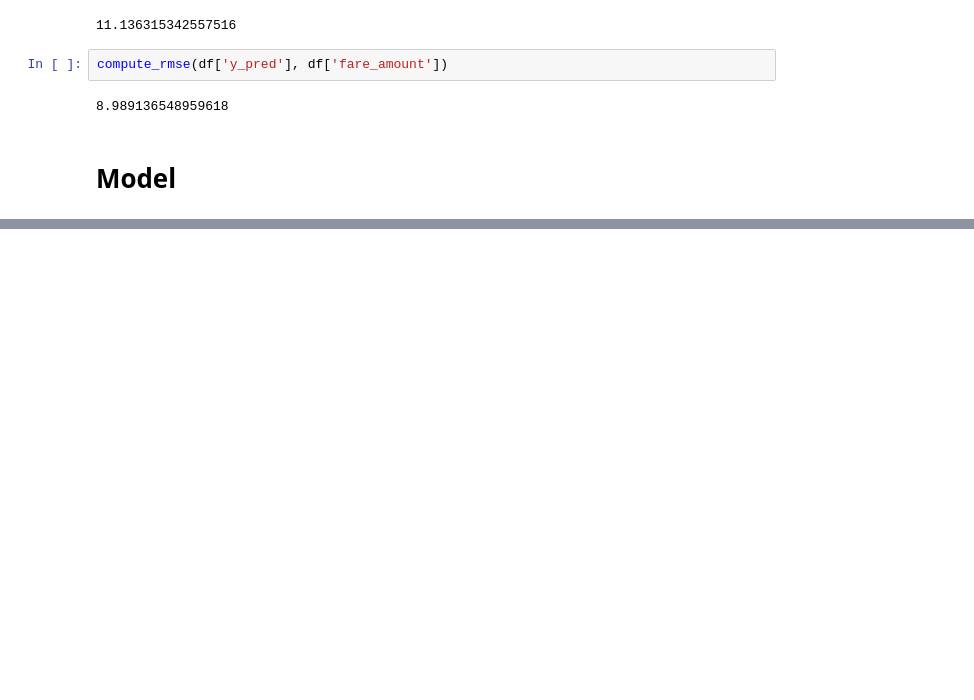
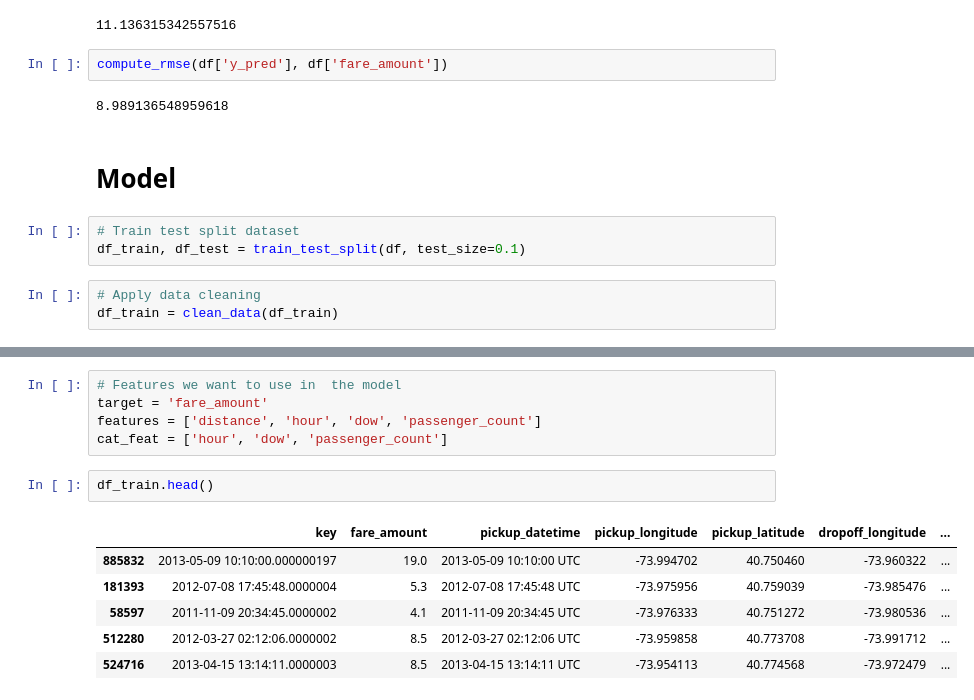
Before and after one commit to AmelieRmd/NYC_TaxiFare_Prediction, a Jupyter notebook: NYC_Taxi_Fare_Prediction.ipynb, the cells around one changed output, grey strips where cells are left out. Saved outputs shown, nothing was run; the diff lists cells and outputs as text; blank space fills up the shorter version.

```diff
--- a/NYC_Taxi_Fare_Prediction.ipynb
+++ b/NYC_Taxi_Fare_Prediction.ipynb
@@ -440,3 +443,9 @@ compute_rmse(df['y_pred'], df['fare_amount'])
 8.989136548959618
 # %% [markdown]
 # Model
+# %%
+# Train test split dataset
+df_train, df_test = train_test_split(df, test_size=0.1)
+# %%
+# Apply data cleaning
+df_train = clean_data(df_train)
@@ -442,0 +460,14 @@ compute_rmse(df['y_pred'], df['fare_amount'])
+# %%
+# Features we want to use in  the model
+target = 'fare_amount'
+features = ['distance', 'hour', 'dow', 'passenger_count']
+cat_feat = ['hour', 'dow', 'passenger_count']
+# %%
+df_train.head()
+# %% [output]
+|  | key | fare_amount | pickup_datetime | pickup_longitude | pickup_latitude | dropoff_longitude | ... |
+| 885832 | 2013-05-09 10:10:00.000000197 | 19.0 | 2013-05-09 10:10:00 UTC | -73.994702 | 40.750460 | -73.960322 | ... |
+| 181393 | 2012-07-08 17:45:48.0000004 | 5.3 | 2012-07-08 17:45:48 UTC | -73.975956 | 40.759039 | -73.985476 | ... |
+| 58597 | 2011-11-09 20:34:45.0000002 | 4.1 | 2011-11-09 20:34:45 UTC | -73.976333 | 40.751272 | -73.980536 | ... |
+| 512280 | 2012-03-27 02:12:06.0000002 | 8.5 | 2012-03-27 02:12:06 UTC | -73.959858 | 40.773708 | -73.991712 | ... |
+| 524716 | 2013-04-15 13:14:11.0000003 | 8.5 | 2013-04-15 13:14:11 UTC | -73.954113 | 40.774568 | -73.972479 | ... |
```
Also changed, not shown: parts of 16 cells of this notebook.
